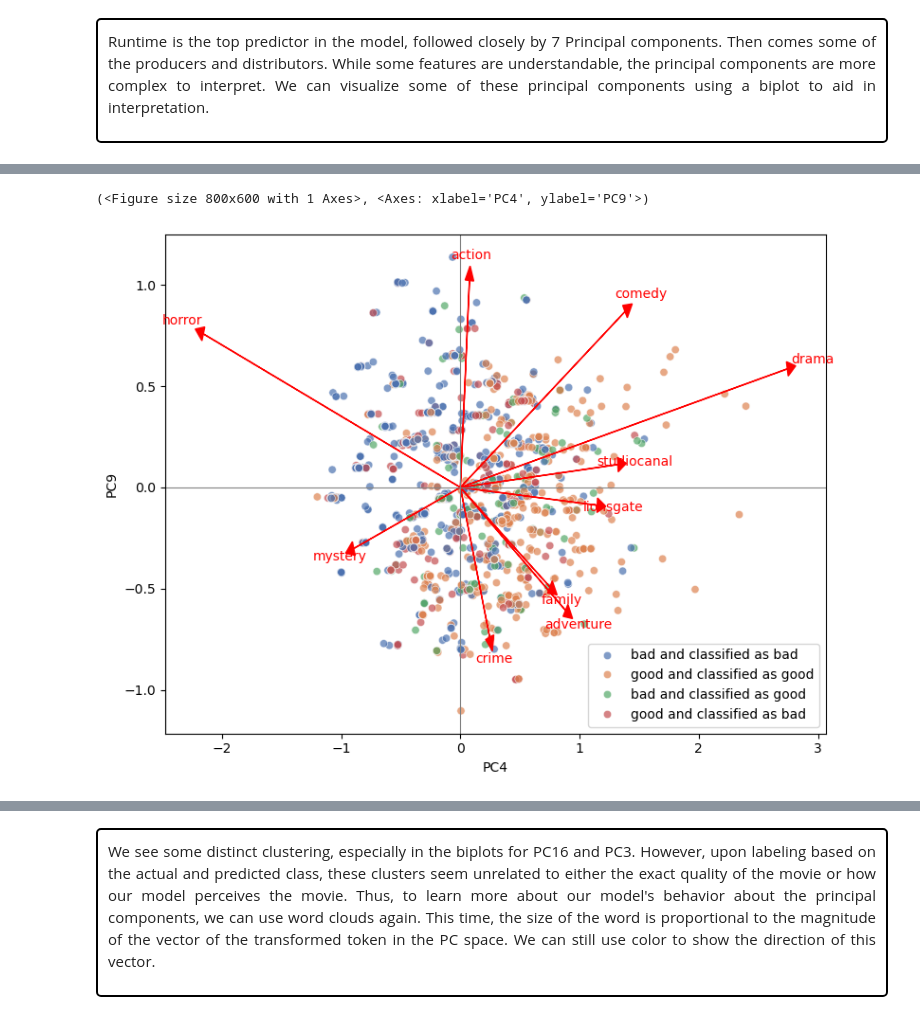
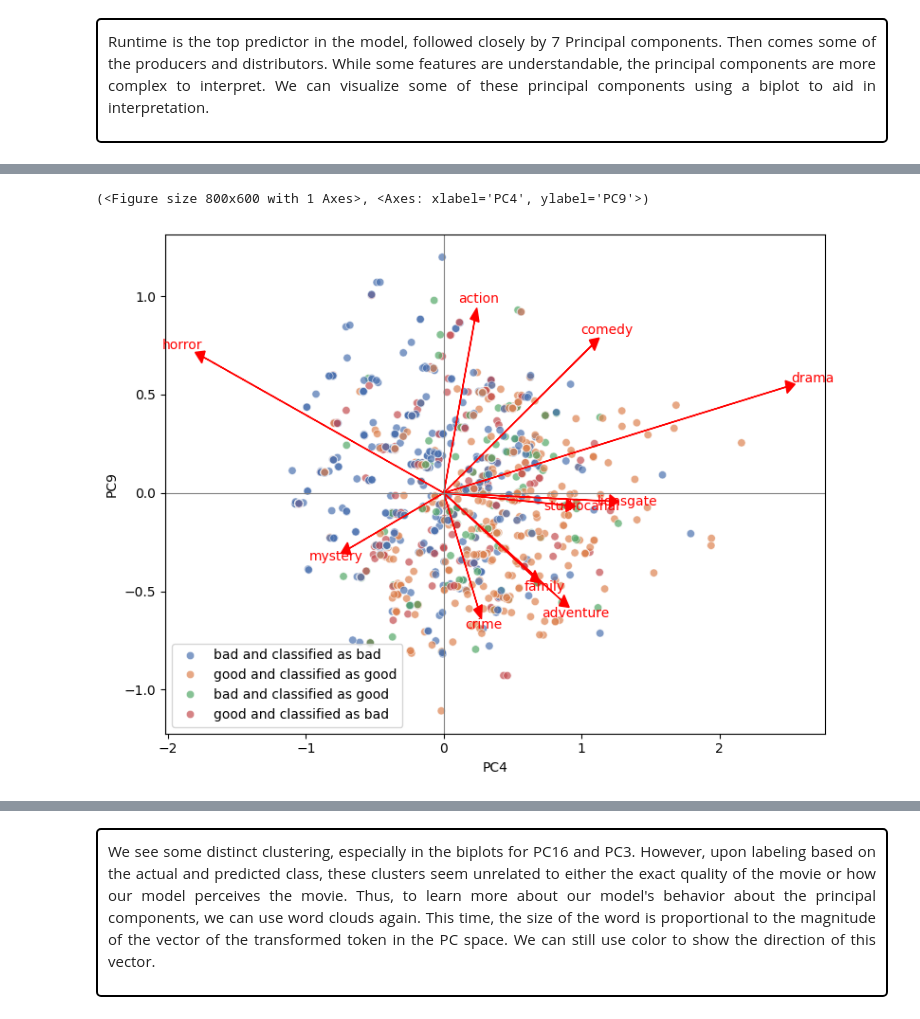
Before and after one commit to 10meters/IMDB-Final-Project, a Jupyter notebook: main.ipynb, the cells around one changed output, grey strips where cells are left out. Cells and saved outputs as stored; diff of their text form; code cells hidden in the pictures.

```diff
--- a/main.ipynb
+++ b/main.ipynb
@@ -194,10 +194,10 @@ feature_dict = {}
 
 
 # Split data -> nontest & test
-x_nontest, x_test, y_nontest, y_test = train_test_split(data[features], data[target], test_size=0.2, random_state=1337)
+x_nontest, x_test, y_nontest, y_test = train_test_split(data[features], data[target], test_size=0.20, random_state=1337)
 # Split nontest -> training & val
 x_train, x_val, y_train, y_val = train_test_split(x_nontest, y_nontest, test_size=0.25, random_state=1337)
-print(f'Nontest size: {len(x_train)}')
+print(f'Train size: {len(x_train)}')
 print(f'Test size: {len(x_test)}')
-print(f'Nontest size: {len(x_val)}')
+print(f'Val size: {len(x_val)}')
 # %% [output]
@@ -596,7 +603,7 @@ plot_scree(pca)
 # %%
-x_train.drop(x_train[feature_dict['PCS']].columns[27:], axis=1, inplace=True)
-x_val.drop(x_val[feature_dict['PCS']].columns[27:], axis=1, inplace=True)
-x_test.drop(x_test[feature_dict['PCS']].columns[27:], axis=1, inplace=True)
+x_train.drop(x_train[feature_dict['PCS']].columns[25:], axis=1, inplace=True)
+x_val.drop(x_val[feature_dict['PCS']].columns[25:], axis=1, inplace=True)
+x_test.drop(x_test[feature_dict['PCS']].columns[25:], axis=1, inplace=True)
 # %%
-feature_dict['PCS'] = pca_columns[:27]
+feature_dict['PCS'] = pca_columns[:25]
 # %%
@@ -653,7 +660,7 @@ As the budget data is still skewed, we could impute the budget using the median.
 # %%
 # Calculate dynamic bin edges
 min_val = x_train['Budget'].min()
-max_val = x_train['Budget'].max()
+max_val = np.inf
 q1 = x_train['Budget'].quantile(0.25)
 q2 = x_train['Budget'].quantile(0.50)
 q3 = x_train['Budget'].quantile(0.75)
@@ -1071,14 +1087,14 @@ Successfully Imported
 # %%
-y_pred   = model.predict(x_nontest)
-y_actual = y_nontest['Rating']
+y_pred   = model.predict(x_train)
+y_actual = y_train
 
 y_class = [
     f"{actual} and classified as {pred}"
     for actual, pred in zip(y_actual, y_pred)
 ]
 
-biplot(x_nontest_copy[feature_dict['tokens']], x_nontest[feature_dict['PCS']], feature_names=None, pc_indices=(3, 8), top_arrows=10, arrow_scale=None, figsize=(8, 6), title=None, predictions=y_class)
+biplot(x_train_copy[feature_dict['tokens']], x_train[feature_dict['PCS']], feature_names=None, pc_indices=(3, 8), top_arrows=10, arrow_scale=None, figsize=(8, 6), title=None, predictions=y_class)
 # %% [output]
 (<Figure size 800x600 with 1 Axes>, <Axes: xlabel='PC4', ylabel='PC9'>)
-[figure, old version]
+[figure, new version]
 # %%
```
Also changed, not shown: parts of 35 cells of this notebook.
